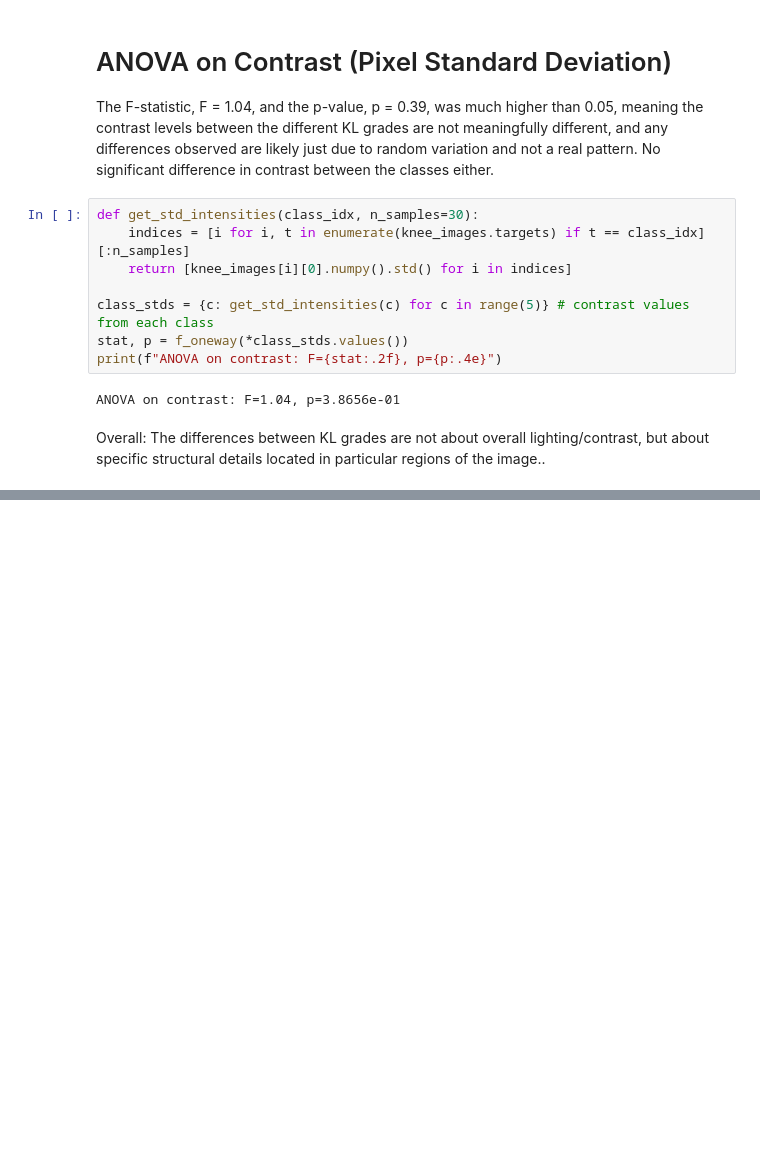
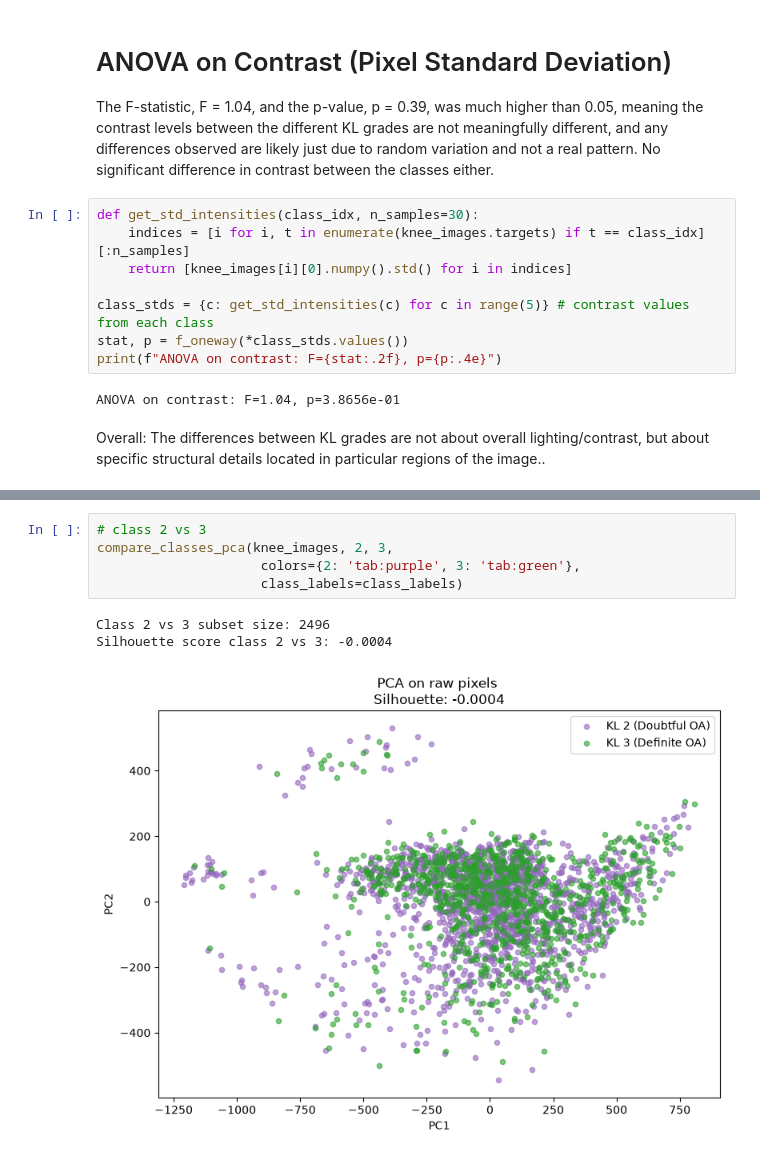
Before and after one commit to mikakia/knee_osteo, a Jupyter notebook: notebooks/eda.ipynb, the cells around one changed output, grey strips where cells are left out. Cells and saved outputs as stored; diff of their text form; blank space fills up the shorter version.

```diff
--- a/notebooks/eda.ipynb
+++ b/notebooks/eda.ipynb
@@ -225,0 +298,9 @@ More to come
+# %%
+# class 2 vs 3
+compare_classes_pca(knee_images, 2, 3,
+                     colors={2: 'tab:purple', 3: 'tab:green'},
+                     class_labels=class_labels)
+# %% [output]
+Class 2 vs 3 subset size: 2496
+Silhouette score class 2 vs 3: -0.0004
+[figure, added]
```
Also changed, not shown: parts of 18 cells of this notebook.
